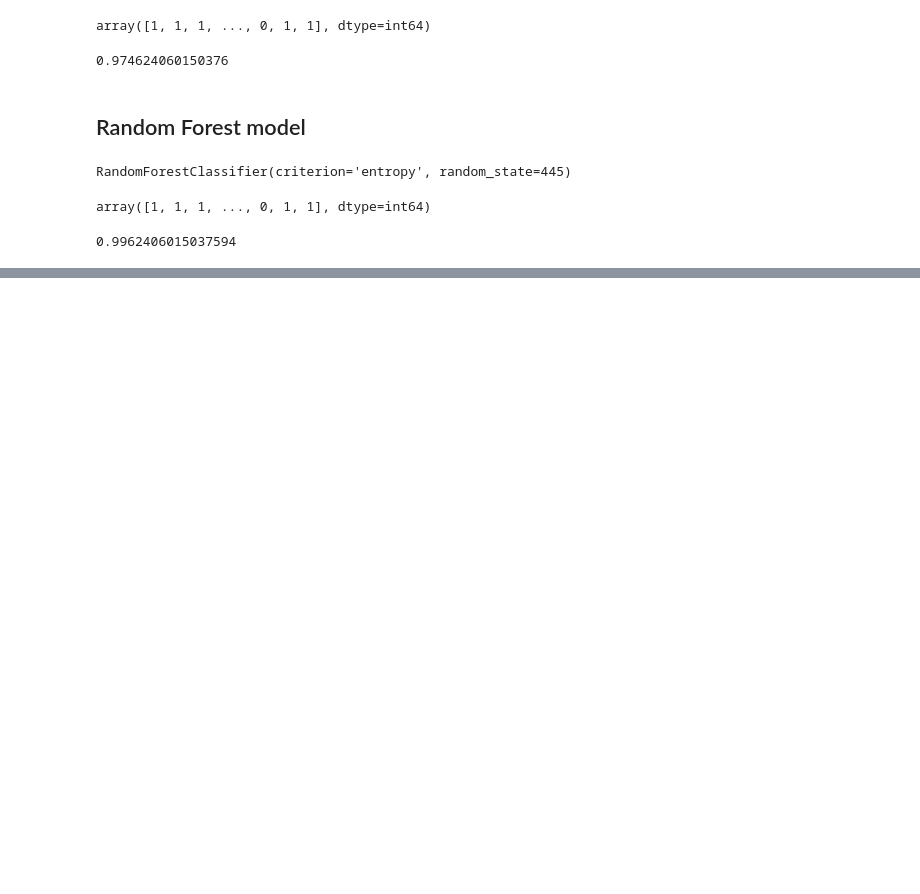
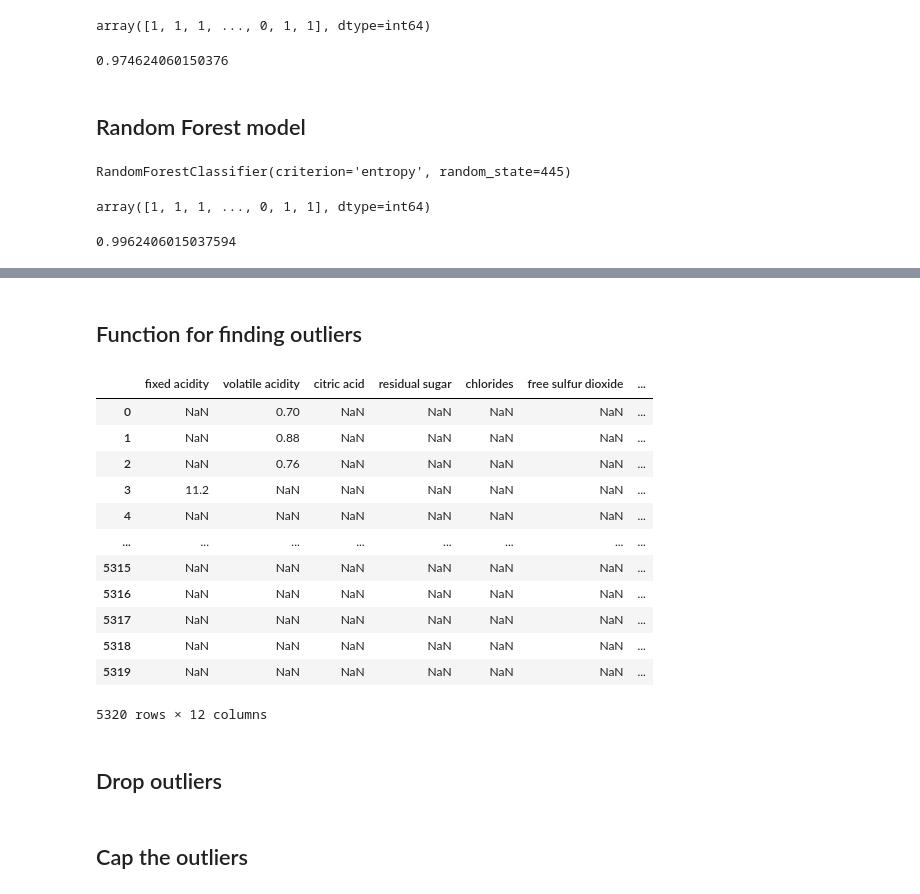
Before and after one commit to gabriela-arlt/BlueBerry-Winery, a Jupyter notebook: wine+quality/ML.ipynb, the cells around one changed output, grey strips where cells are left out. Cells and saved outputs as stored; diff of their text form; code cells hidden in the pictures; blank space fills up the shorter version.

```diff
--- a/wine+quality/ML.ipynb
+++ b/wine+quality/ML.ipynb
@@ -512,3 +591,35 @@ acc
 
 # transform testing data
 #X_test_norm = norm.transform(X_test)
+# %% [markdown]
+## Function for finding outliers
+# %%
+def find_outliers_IQR(df):
+
+   q1=df.quantile(0.25)
+
+   q3=df.quantile(0.75)
+
+   IQR=q3-q1
+
+   outliers = df[((df<(q1-1.5*IQR)) | (df>(q3+1.5*IQR)))]
+
+   return outliers
+# %%
+find_outliers_IQR(wineLG2)
+# %% [output]
+|  | fixed acidity | volatile acidity | citric acid | residual sugar | chlorides | free sulfur dioxide | ... |
+| 0 | NaN | 0.70 | NaN | NaN | NaN | NaN | ... |
+| 1 | NaN | 0.88 | NaN | NaN | NaN | NaN | ... |
+| 2 | NaN | 0.76 | NaN | NaN | NaN | NaN | ... |
+| 3 | 11.2 | NaN | NaN | NaN | NaN | NaN | ... |
+| 4 | NaN | NaN | NaN | NaN | NaN | NaN | ... |
+| ... | ... | ... | ... | ... | ... | ... | ... |
+| 5315 | NaN | NaN | NaN | NaN | NaN | NaN | ... |
+| 5316 | NaN | NaN | NaN | NaN | NaN | NaN | ... |
+| 5317 | NaN | NaN | NaN | NaN | NaN | NaN | ... |
+| 5318 | NaN | NaN | NaN | NaN | NaN | NaN | ... |
+| 5319 | NaN | NaN | NaN | NaN | NaN | NaN | ... |
+5320 rows × 12 columns
+# %% [markdown]
+## Drop outliers
@@ -514,0 +650,2 @@ acc
+# %% [markdown]
+## Cap the outliers
```
Also changed, not shown: parts of 23 cells of this notebook.
